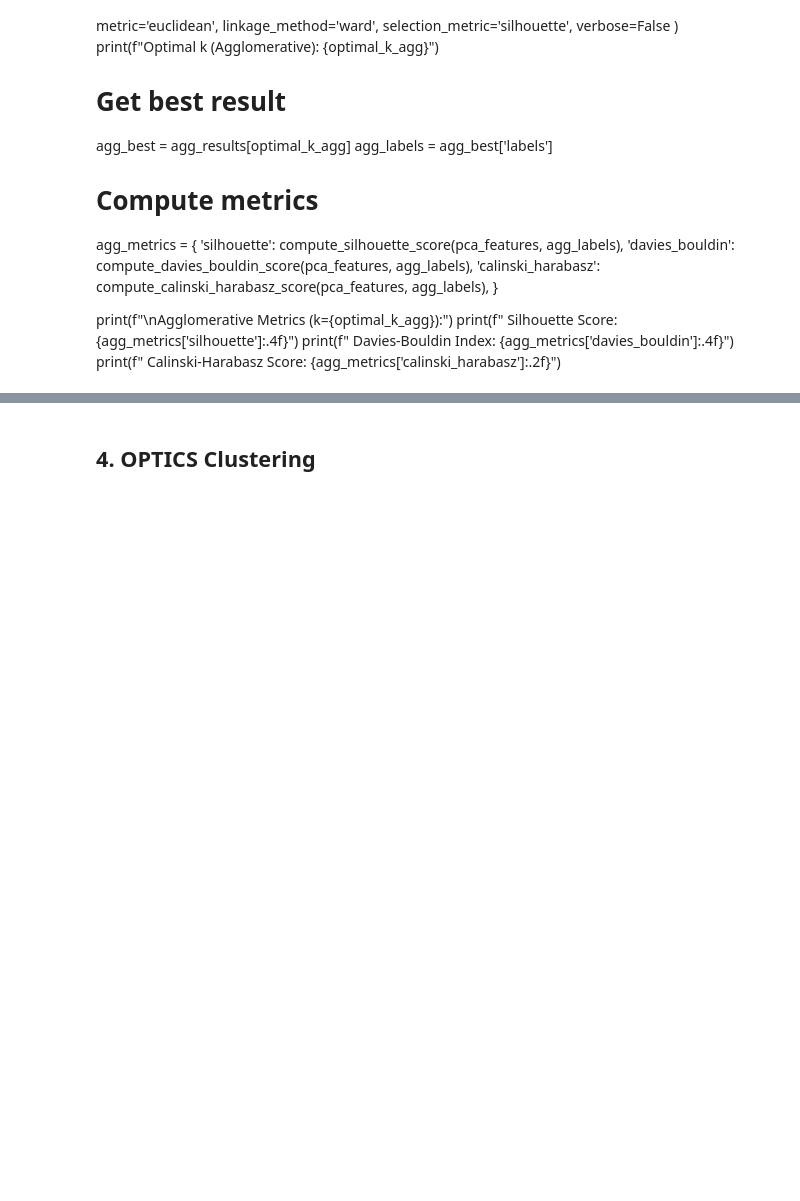
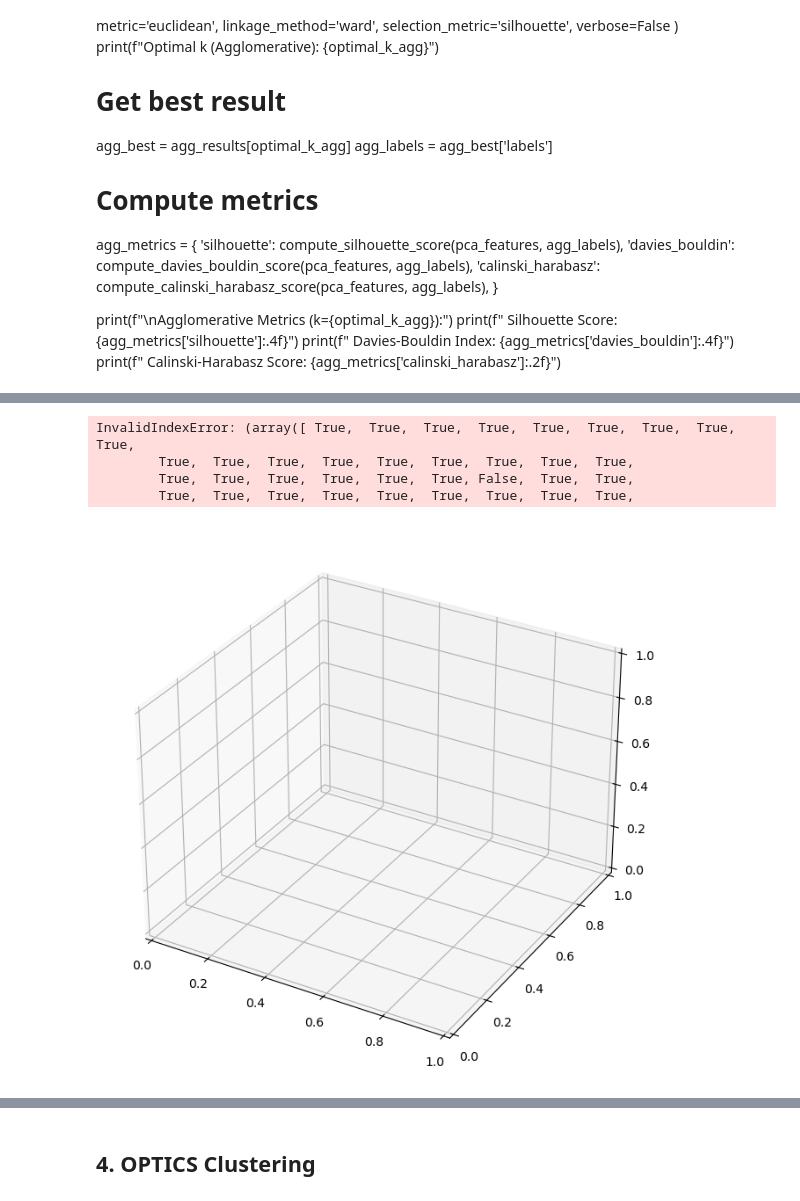
Before and after one commit to xandime/EEG_cluster_detection, a Jupyter notebook: compare_clustering_methods_PCA_Dortmund.ipynb, the cells around one changed output, grey strips where cells are left out. Saved outputs shown, nothing was run; the diff lists cells and outputs as text; code cells hidden in the pictures; blank space fills up the shorter version.

Commit message:
cluster visualisations

```diff
--- a/compare_clustering_methods_PCA_Dortmund.ipynb
+++ b/compare_clustering_methods_PCA_Dortmund.ipynb
@@ -293,0 +294,38 @@ Agglomerative Metrics (k=2):
+# %%
+import numpy as np
+import matplotlib.pyplot as plt
+from sklearn.decomposition import PCA
+from mpl_toolkits.mplot3d import Axes3D  # required for 3D plotting
+from matplotlib.colors import ListedColormap
+
+# --- Inputs you already have ---
+# pca_features: features to cluster (can be original or PCA-reduced)
+# agg_labels: cluster labels from Agglomerative Clustering
+
+# Define a colormap for clusters
+unique_clusters = np.unique(agg_labels)
+colors = ListedColormap(['tab:blue', 'tab:red', 'tab:green', 'tab:orange', 'tab:purple'])
+
+# Plot
+fig = plt.figure(figsize=(10,8))
+ax = fig.add_subplot(111, projection='3d')
+
+for i in unique_clusters:
+    idx = agg_labels == i
+    ax.scatter(
+        pca_data[idx,0], pca_data[idx,1], pca_data[idx,2],
+        s=40, color=colors(i), label=f'Cluster {i}'
+    )
+
+ax.set_title(f"Agglomerative Clustering (k={len(unique_clusters)}) – PCA 3D Projection")
+ax.set_xlabel("PC1")
+ax.set_ylabel("PC2")
+ax.set_zlabel("PC3")
+ax.legend()
+plt.show()
+# %% [output]
+InvalidIndexError: (array([ True,  True,  True,  True,  True,  True,  True,  True,  True,
+        True,  True,  True,  True,  True,  True,  True,  True,  True,
+        True,  True,  True,  True,  True,  True, False,  True,  True,
+        True,  True,  True,  True,  True,  True,  True,  True,  True,
+[figure, added]
```
Also changed, not shown: parts of 7 cells of this notebook.
